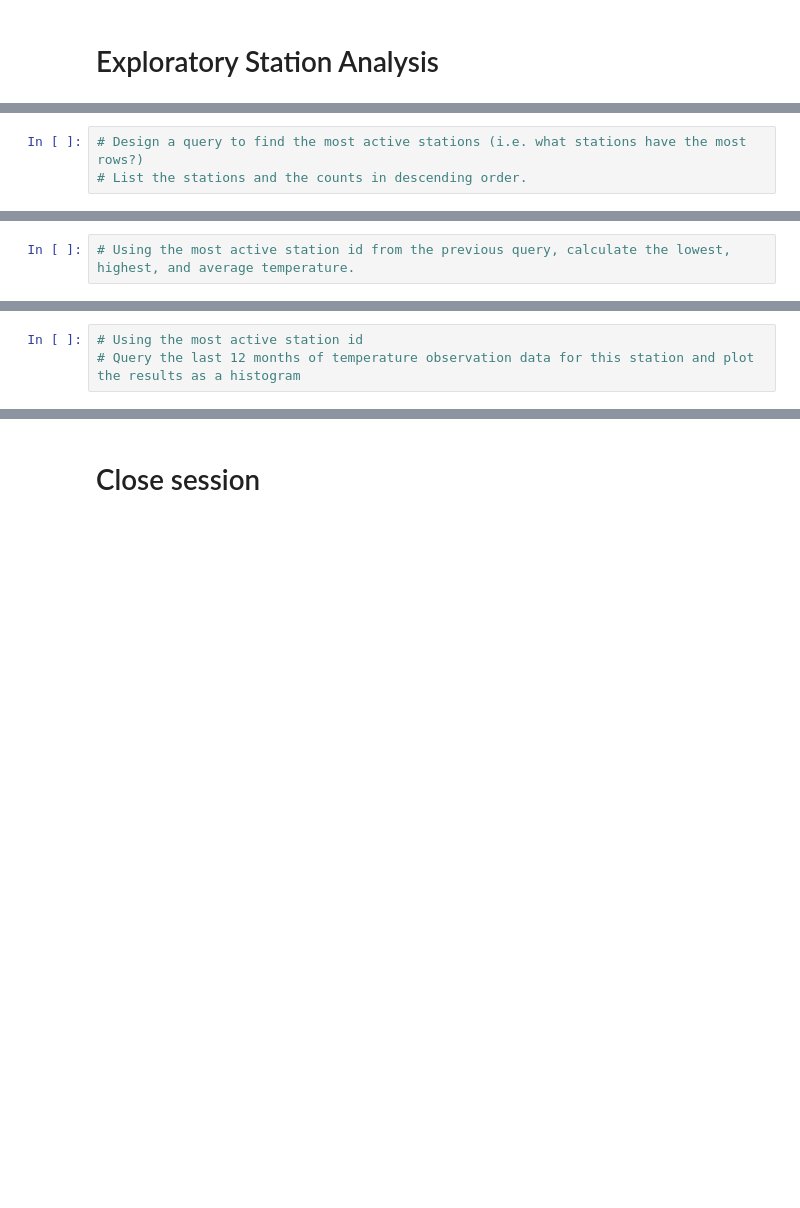
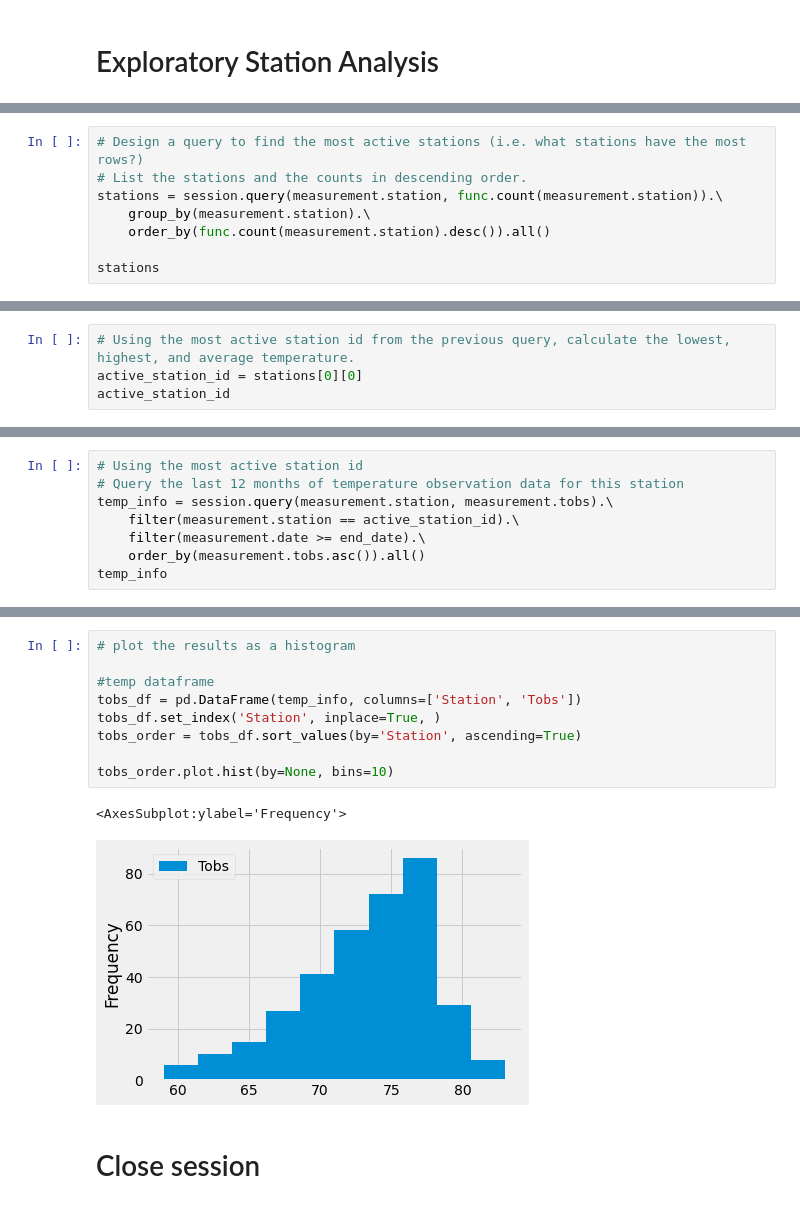
Before and after one commit to JCat3/SQLAlchemy, a Jupyter notebook: Instructions/climate_starter.ipynb, the cells around one changed output, grey strips where cells are left out. Saved outputs shown, nothing was run; the diff lists cells and outputs as text; blank space fills up the shorter version.

Commit message:
finished station analysis and temperature histrogram

```diff
--- a/Instructions/climate_starter.ipynb
+++ b/Instructions/climate_starter.ipynb
@@ -158,3 +170,8 @@ prcp_date.describe()
 # %%
 # Design a query to find the most active stations (i.e. what stations have the most rows?)
 # List the stations and the counts in descending order.
+stations = session.query(measurement.station, func.count(measurement.station)).\
+    group_by(measurement.station).\
+    order_by(func.count(measurement.station).desc()).all()
+
+stations
@@ -161,2 +188,4 @@ prcp_date.describe()
 # %%
 # Using the most active station id from the previous query, calculate the lowest, highest, and average temperature.
+active_station_id = stations[0][0]
+active_station_id
@@ -163,3 +202,8 @@ prcp_date.describe()
 # %%
 # Using the most active station id
-# Query the last 12 months of temperature observation data for this station and plot the results as a histogram
+# Query the last 12 months of temperature observation data for this station
+temp_info = session.query(measurement.station, measurement.tobs).\
+    filter(measurement.station == active_station_id).\
+    filter(measurement.date >= end_date).\
+    order_by(measurement.tobs.asc()).all()
+temp_info
@@ -166,3 +228,15 @@ prcp_date.describe()
+# %%
+# plot the results as a histogram
+
+#temp dataframe
+tobs_df = pd.DataFrame(temp_info, columns=['Station', 'Tobs'])
+tobs_df.set_index('Station', inplace=True, )
+tobs_order = tobs_df.sort_values(by='Station', ascending=True)
+
+tobs_order.plot.hist(by=None, bins=10)
+# %% [output]
+<AxesSubplot:ylabel='Frequency'>
+[figure, added]
 # %% [markdown]
 # Close session
 # %%
```
Also changed, not shown: parts of 8 cells of this notebook.
